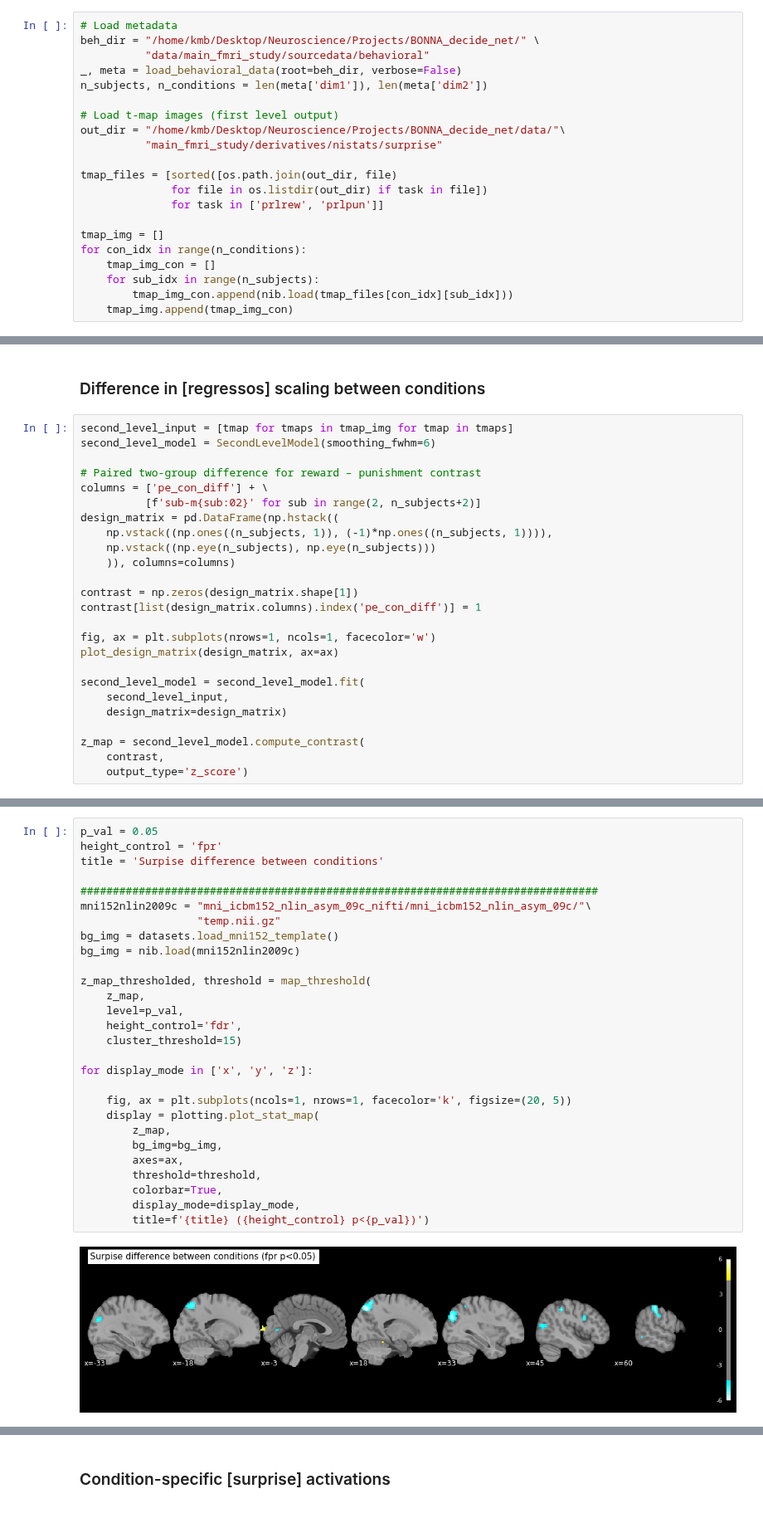
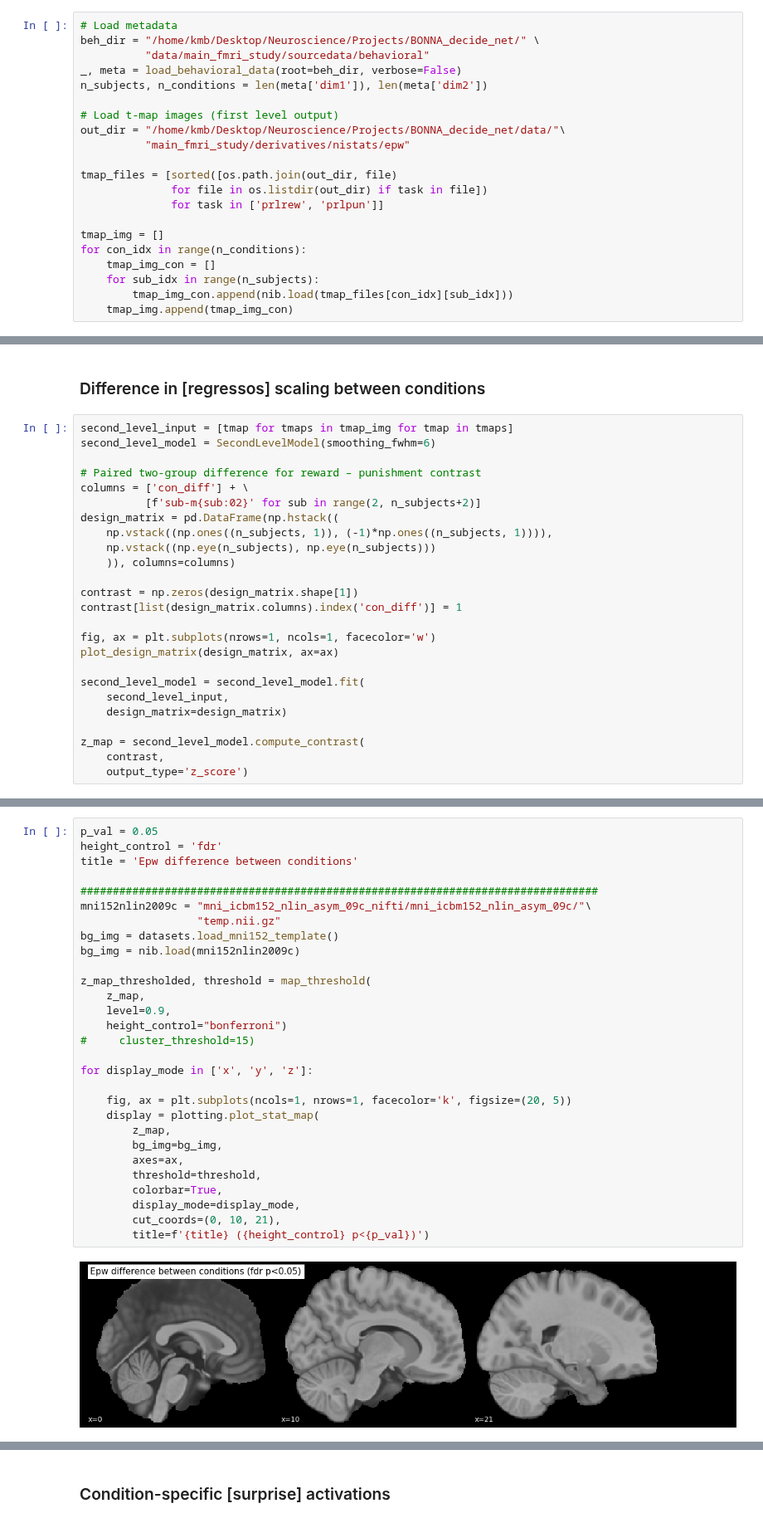
Before and after one commit to kbonna/decidenet, a Jupyter notebook: activation_analysis/dn_aa_02_second_level.ipynb, the cells around one changed output, grey strips where cells are left out. Shown at 83% size. Saved outputs shown, nothing was run; the diff lists cells and outputs as text.

```diff
--- a/activation_analysis/dn_aa_02_second_level.ipynb
+++ b/activation_analysis/dn_aa_02_second_level.ipynb
@@ -26,7 +26,7 @@ n_subjects, n_conditions = len(meta['dim1']), len(meta['dim2'])
 
 # Load t-map images (first level output)
 out_dir = "/home/kmb/Desktop/Neuroscience/Projects/BONNA_decide_net/data/"\
-          "main_fmri_study/derivatives/nistats/surprise"
+          "main_fmri_study/derivatives/nistats/epw"
 
 tmap_files = [sorted([os.path.join(out_dir, file)
               for file in os.listdir(out_dir) if task in file])
@@ -108,7 +108,7 @@ second_level_input = [tmap for tmaps in tmap_img for tmap in tmaps]
 second_level_model = SecondLevelModel(smoothing_fwhm=6)
 
 # Paired two-group difference for reward – punishment contrast
-columns = ['pe_con_diff'] + \
+columns = ['con_diff'] + \
           [f'sub-m{sub:02}' for sub in range(2, n_subjects+2)]
 design_matrix = pd.DataFrame(np.hstack((
     np.vstack((np.ones((n_subjects, 1)), (-1)*np.ones((n_subjects, 1)))),
@@ -116,7 +116,7 @@ design_matrix = pd.DataFrame(np.hstack((
     )), columns=columns)
 
 contrast = np.zeros(design_matrix.shape[1])
-contrast[list(design_matrix.columns).index('pe_con_diff')] = 1
+contrast[list(design_matrix.columns).index('con_diff')] = 1
 
 fig, ax = plt.subplots(nrows=1, ncols=1, facecolor='w')
 plot_design_matrix(design_matrix, ax=ax)
@@ -133,30 +135,31 @@ z_map = second_level_model.compute_contrast(
 # %%
 p_val = 0.05
-height_control = 'fpr'
-title = 'Surpise difference between conditions'
+height_control = 'fdr'
+title = 'Epw difference between conditions'
 
 ################################################################################
 mni152nlin2009c = "mni_icbm152_nlin_asym_09c_nifti/mni_icbm152_nlin_asym_09c/"\
                   "temp.nii.gz"
 bg_img = datasets.load_mni152_template()
 bg_img = nib.load(mni152nlin2009c)
 
 z_map_thresholded, threshold = map_threshold(
     z_map,
-    level=p_val,
-    height_control='fdr',
-    cluster_threshold=15)
+    level=0.9,
+    height_control="bonferroni")
+#     cluster_threshold=15)
 
 for display_mode in ['x', 'y', 'z']:
 
     fig, ax = plt.subplots(ncols=1, nrows=1, facecolor='k', figsize=(20, 5))
     display = plotting.plot_stat_map(
         z_map,
         bg_img=bg_img,
         axes=ax,
         threshold=threshold,
         colorbar=True,
         display_mode=display_mode,
+        cut_coords=(0, 10, 21),
         title=f'{title} ({height_control} p<{p_val})')
 # %% [output]
-[figure, old version]
+[figure, new version]
```
Also changed, not shown: parts of 4 cells of this notebook, 10 other files.
